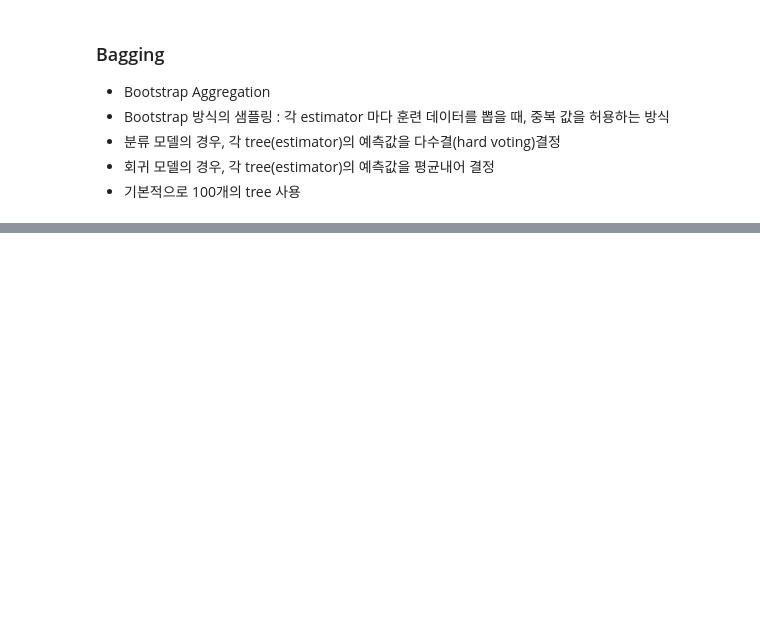
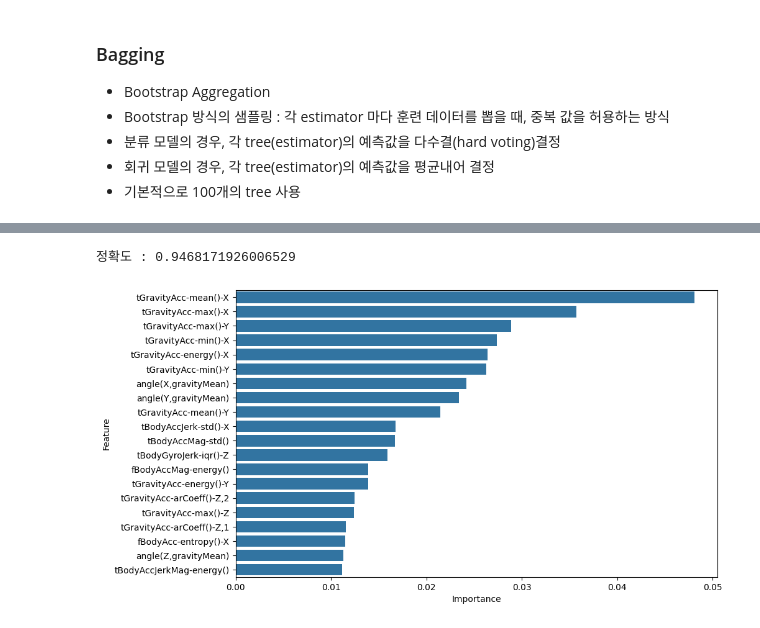
Before and after one commit to ohdyo/AI-learning, a Jupyter notebook: machine-learning/05_ensemble/01_ensemble.ipynb, the cells around one changed output, grey strips where cells are left out. Saved outputs shown, nothing was run; the diff lists cells and outputs as text; code cells hidden in the pictures; blank space fills up the shorter version.

```diff
--- a/machine-learning/05_ensemble/01_ensemble.ipynb
+++ b/machine-learning/05_ensemble/01_ensemble.ipynb
@@ -249,0 +410,53 @@ print('테스트 평가 점수 : ', acc_score_test)
+# %%
+# 데이터 로드
+df_train = pd.read_csv('./data/har_train.csv')
+df_test = pd.read_csv('./data/har_test.csv')
+
+# 데이터 분리
+X_train = df_train.drop('Activity',axis=1)
+y_train = df_train['Activity']
+X_test = df_test.drop('Activity',axis=1)
+y_test = df_test['Activity']
+
+# 레이블 인코딩
+from sklearn.preprocessing import LabelEncoder
+label_encoder = LabelEncoder()
+y_train_encoded = label_encoder.fit_transform(y_train)
+y_test_encoded = label_encoder.fit_transform(y_test)
+
+
+# 데이터 정규화
+from sklearn.preprocessing import StandardScaler
+scaler = StandardScaler()
+
+X_train_scaled = scaler.fit_transform(X_train)
+X_test_scaled = scaler.fit_transform(X_test)
+# RandomForestClassifier 모델 학습
+rf_clf = RandomForestClassifier(n_estimators=100, max_depth=5, random_state=42)
+rf_clf.fit(X_train_scaled, y_train_encoded)
+
+# 모델 예측
+y_pred = rf_clf.predict(X_train_scaled)
+
+# 평가 (정확도)
+acc_score = accuracy_score(y_train_encoded, y_pred)
+print(f'정확도 : {acc_score}')
+
+# 중요도 상위 20개의 특성 시각화
+feat_imptcs = rf_clf.feature_importances_
+feat_names = X_train.columns
+
+iptcs_df = pd.DataFrame({
+    'Feature' : feat_names,
+    'Importance' : feat_imptcs
+}).sort_values(by='Importance', ascending=False).head(20)
+
+plt.figure(figsize=(10,6))
+sns.barplot(
+    x=iptcs_df['Importance'],
+    y=iptcs_df['Feature']
+)
+plt.show()
+# %% [output]
+정확도 : 0.9468171926006529
+[figure, added]
```
Also changed, not shown: parts of 26 cells of this notebook, 15 other files.
